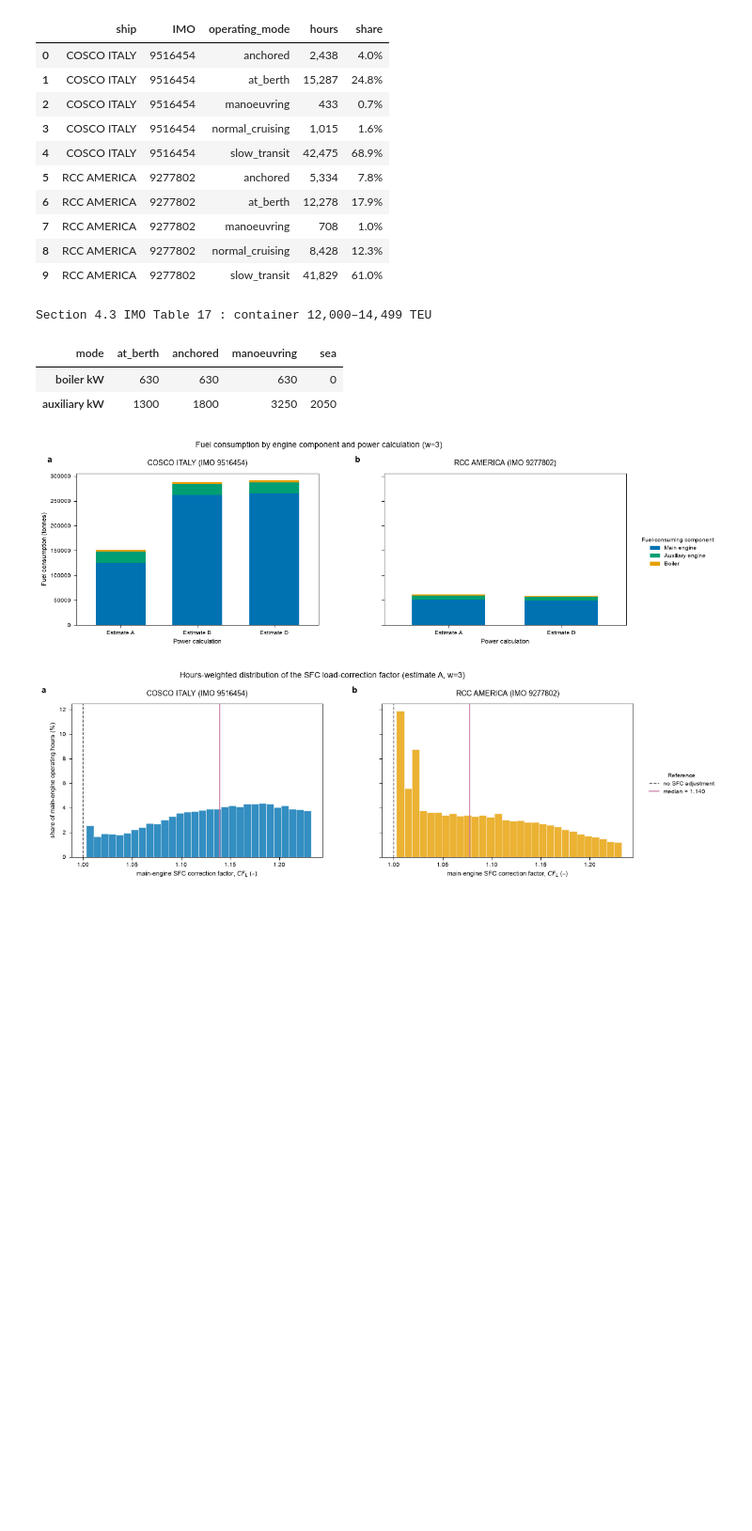
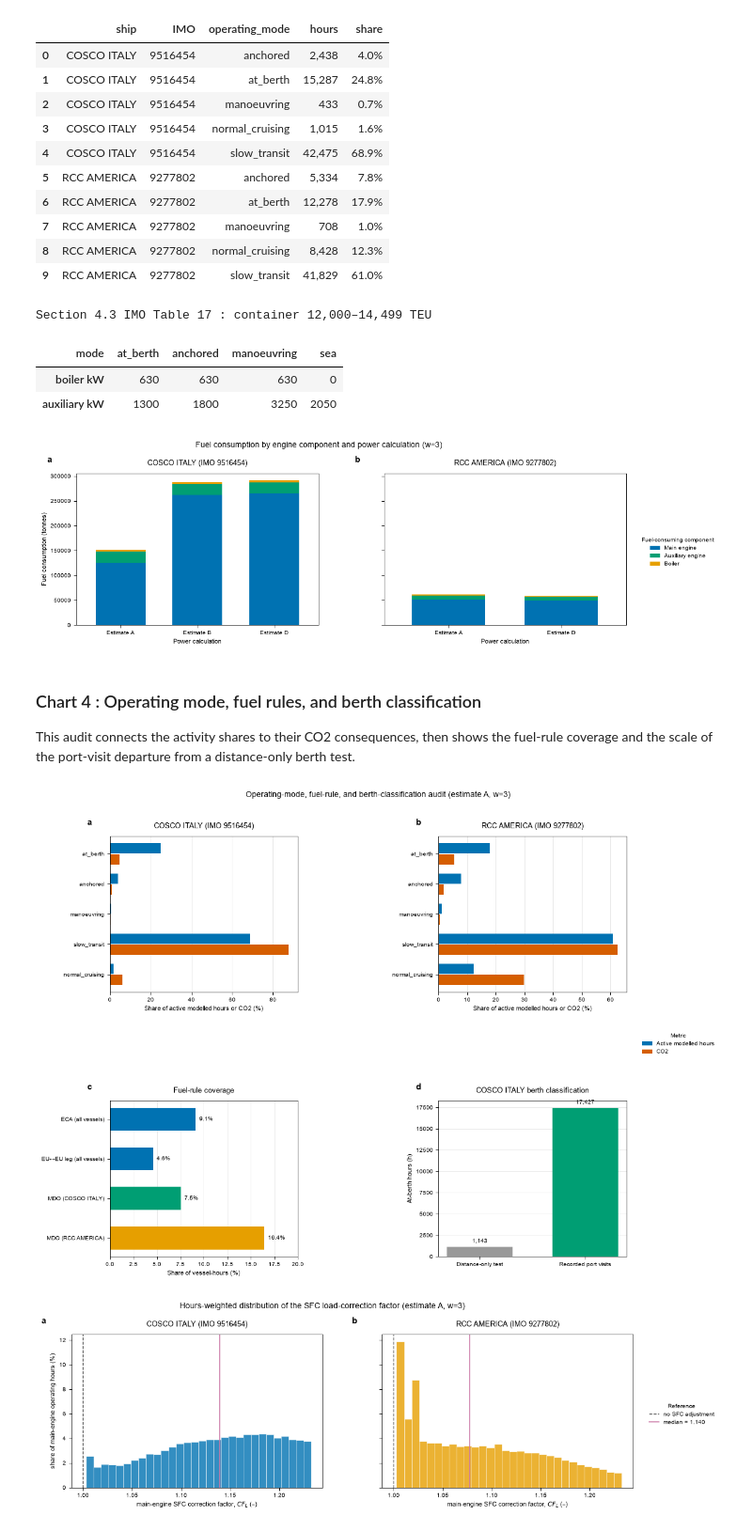
Before and after one commit to arantzazu-arregui/emissions-allocation, a Jupyter notebook: notebooks/01_methodology_walkthrough.ipynb, the cells around one changed output. Shown at 94% size. Cells and saved outputs as stored; diff of their text form; code cells hidden in the pictures; blank space fills up the shorter version.

Commit message:
Update notebooks and documents.

```diff
--- a/notebooks/01_methodology_walkthrough.ipynb
+++ b/notebooks/01_methodology_walkthrough.ipynb
@@ -875,6 +865,81 @@ Section 4.3 IMO Table 17 : container 12,000–14,499 TEU
 | boiler kW | 630 | 630 | 630 | 0 |
 | auxiliary kW | 1300 | 1800 | 3250 | 2050 |
 [figure]
+# %% [markdown]
+### Chart 4 : Operating mode, fuel rules, and berth classification
+
+This audit connects the activity shares to their CO2 consequences, then shows the fuel-rule coverage and the scale of the port-visit departure from a distance-only berth test.
+# %%
+reference_scenario = f"{cfg.run['power_estimates'][0]}_w3"
+reference_hours = hourly.loc[hourly.scenario_id.eq(reference_scenario)].copy()
+mode_metrics = (reference_hours.groupby(["ship", "IMO", "operating_mode"], as_index=False)
+                .agg(hours=("ts", "size"), co2_tonnes=("co2_tonnes", "sum")))
+mode_metrics["hour_share"] = mode_metrics["hours"] / mode_metrics.groupby("IMO")["hours"].transform("sum")
+mode_metrics["co2_share"] = mode_metrics["co2_tonnes"] / mode_metrics.groupby("IMO")["co2_tonnes"].transform("sum")
+
+fuel_audit = pd.concat([
+    pd.read_parquet(INTERIM / f"fuel_assignment_{v.imo}.parquet").assign(ship=v.shipnames[0], IMO=v.imo)
+    for v in cfg
+], ignore_index=True)
+fuel_labels = ["ECA (all vessels)", "EU↔EU leg (all vessels)"] + [f"MDO ({v.shipnames[0]})" for v in cfg]
+fuel_shares = [
+    fuel_audit.in_eca.mean(),
+    fuel_audit.is_eu_eu_leg.mean(),
+    *[fuel_audit.loc[fuel_audit.IMO.eq(v.imo), "fuel_type"].eq("MDO").mean() for v in cfg],
+]
+
+berth_vessel = cfg.vessels[0]
+distance_only_at_berth_hours = 1_143  # Documented Section 4.1 distance-only diagnostic.
+port_visit_at_berth_hours = int(round(pd.read_parquet(INTERIM / f"port_call_{berth_vessel.imo}.parquet")["duration_h"].sum()))
+mode_order = ["at_berth", "anchored", "manoeuvring", "slow_transit", "normal_cruising"]
+mode_colours = {"hours": "#0072B2", "co2": "#D55E00"}
+
+fig, axes = plt.subplots(2, 2, figsize=FIG_GRID, layout="constrained")
+fig.get_layout_engine().set(rect=(0.04, 0.04, 0.80, 0.93), hspace=0.28, wspace=0.24)
+for index, (ax, v) in enumerate(zip(axes[0], cfg)):
+    vessel_modes = (mode_metrics.loc[mode_metrics.IMO.eq(v.imo)]
+                    .set_index("operating_mode").reindex(mode_order).fillna(0))
+    y = np.arange(len(mode_order))
+    ax.barh(y - 0.18, vessel_modes.hour_share * 100, height=0.34, color=mode_colours["hours"], label="Active modelled hours")
+    ax.barh(y + 0.18, vessel_modes.co2_share * 100, height=0.34, color=mode_colours["co2"], label="CO2")
+    ax.set_yticks(y, mode_order)
+    ax.invert_yaxis()
+    ax.set_xlabel("Share of active modelled hours or CO2 (%)")
+    ax.set_axisbelow(True)
+    ax.grid(axis="x", color="0.7", alpha=0.4, linewidth=0.5)
+    panel_heading(ax, chr(97 + index), f"{v.shipnames[0]} (IMO {v.imo})")
+mode_handles, _ = axes[0, 0].get_legend_handles_labels()
+right_legend(fig, mode_handles, title="Metric")
+
+fuel_ax = axes[1, 0]
+fuel_colours = ["#0072B2", "#0072B2", "#009E73", "#E69F00"]
+fuel_y = np.arange(len(fuel_labels))
+fuel_ax.barh(fuel_y, np.array(fuel_shares) * 100, color=fuel_colours, height=0.58)
+fuel_ax.set_yticks(fuel_y, fuel_labels)
+fuel_ax.invert_yaxis()
+fuel_ax.set_xlabel("Share of vessel-hours (%)")
+fuel_ax.set_xlim(0, 20)
+fuel_ax.set_axisbelow(True)
+fuel_ax.grid(axis="x", color="0.7", alpha=0.4, linewidth=0.5)
+for y, value in zip(fuel_y, fuel_shares):
+    fuel_ax.text(value * 100 + 0.4, y, f"{value:.1%}", va="center", fontsize=7)
+panel_heading(fuel_ax, "c", "Fuel-rule coverage")
+
+berth_ax = axes[1, 1]
+berth_labels = ["Distance-only test", "Recorded port visits"]
+berth_hours = [distance_only_at_berth_hours, port_visit_at_berth_hours]
+berth_ax.bar(berth_labels, berth_hours, color=["#999999", "#009E73"], width=0.62)
+berth_ax.set_ylabel("At-berth hours (h)")
+berth_ax.set_axisbelow(True)
+berth_ax.grid(axis="y", color="0.7", alpha=0.4, linewidth=0.5)
+for x, value in enumerate(berth_hours):
+    berth_ax.text(x, value + 350, f"{value:,}", ha="center", va="bottom", fontsize=7)
+panel_heading(berth_ax, "d", f"{berth_vessel.shipnames[0]} berth classification")
+
+fig.suptitle("Operating-mode, fuel-rule, and berth-classification audit (estimate A, w=3)", fontsize=10)
+plt.show()
+# %% [output]
+[figure, added]
 # %%
 c = cfg.factors["load_correction"]
 reference_scenario = f"{cfg.run['power_estimates'][0]}_w3"
```
Also changed, not shown: parts of 10 cells of this notebook, 4 other files.
